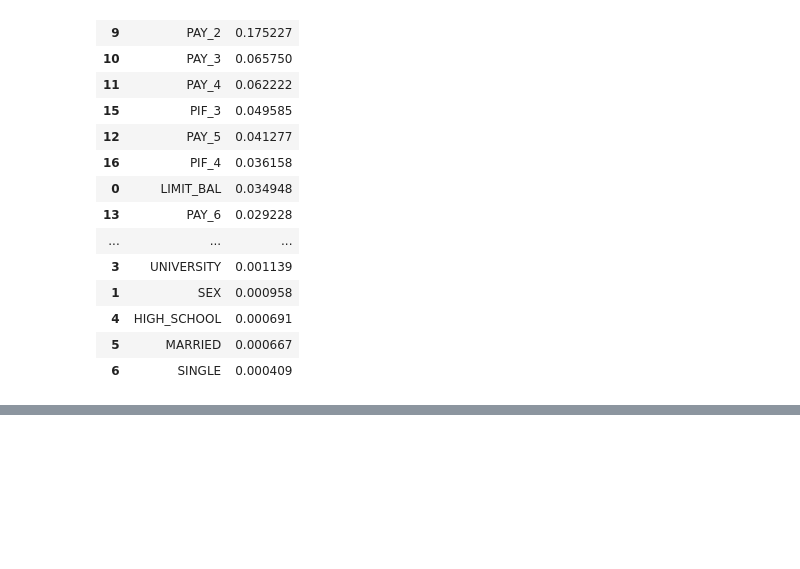
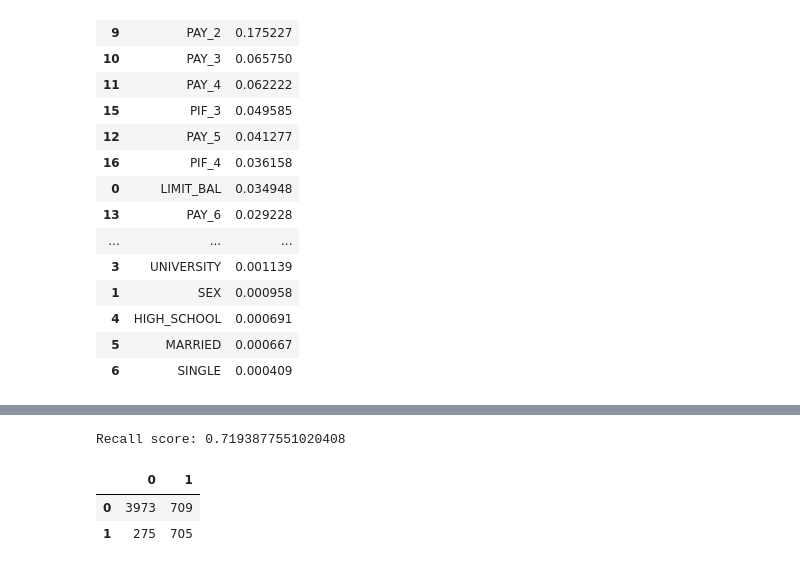
Before and after one commit to coshmeo/springboard, a Jupyter notebook: capstone 1/project code.ipynb, the cells around one changed output, grey strips where cells are left out. Cells and saved outputs as stored; diff of their text form; code cells hidden in the pictures; blank space fills up the shorter version.

```diff
--- a/capstone 1/project code.ipynb
+++ b/capstone 1/project code.ipynb
@@ -817,0 +863,21 @@ imp_df.sort_values(by='score', ascending = False)
+# %%
+#create the classifier
+clf = RandomForestClassifier(n_estimators = 16, max_depth = 7, random_state = 42,
+                            class_weight = 'balanced')
+
+#fit classifier to training set (with all defaults)
+clf = clf.fit(X_train, y_train)
+
+#run prediction on test set
+prd = clf.predict(X_test)
+
+#check recall
+print('Recall score:', recall_score(y_true = y_test, y_pred = prd))
+
+#show confusion matrix
+pd.DataFrame(confusion_matrix(y_true = y_test, y_pred = prd))
+# %% [output]
+Recall score: 0.7193877551020408
+|  | 0 | 1 |
+| 0 | 3973 | 709 |
+| 1 | 275 | 705 |
```
Also changed, not shown: parts of 5 cells of this notebook, 1 other file.
